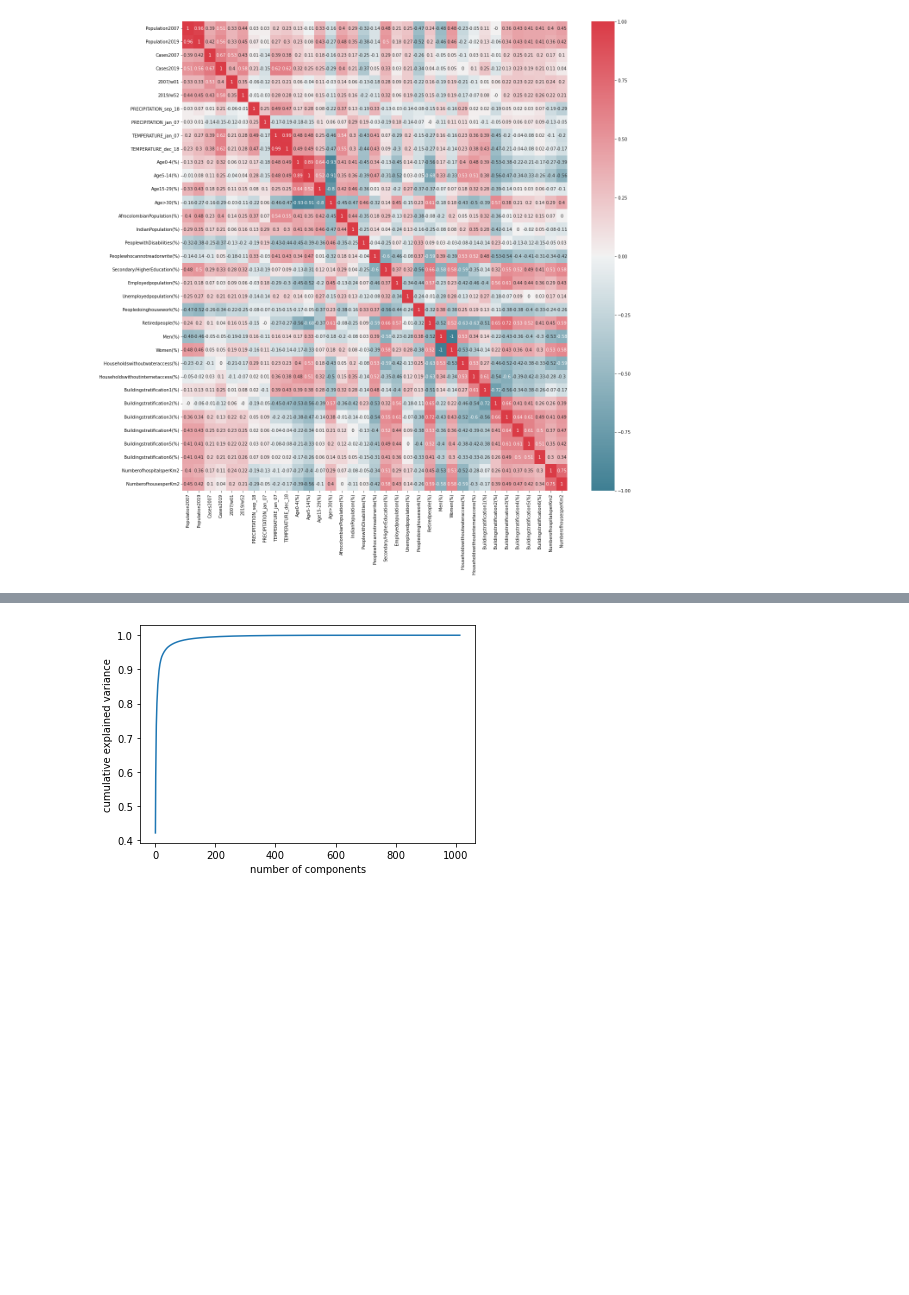
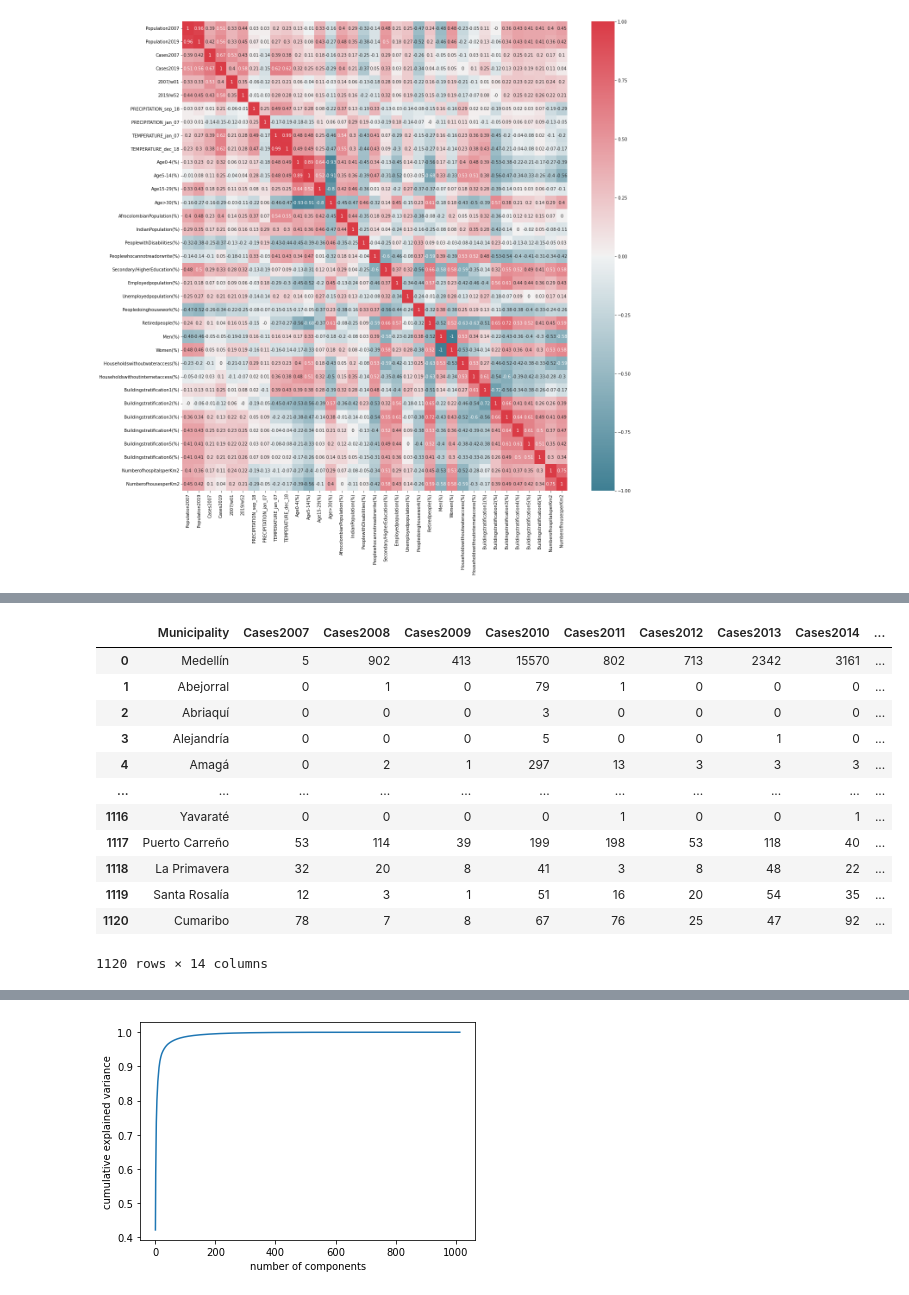
Before and after one commit to freddy120/MIAD_no_supervisado_project, a Jupyter notebook: notebook/Final_Project.ipynb, the cells around one changed output, grey strips where cells are left out. Drawn from its saved outputs; the diff is of its cells as text; code cells hidden in the pictures; blank space fills up the shorter version.

```diff
--- a/notebook/Final_Project.ipynb
+++ b/notebook/Final_Project.ipynb
@@ -704,0 +437,16 @@ result_df[result_df['cluster_dm'] == 0].sort_values(by=['indice_total'], ascendi
+# %%
+dengue_df.filter(regex="Cases\d+|Municipality$")
+# %% [output]
+|  | Municipality | Cases2007 | Cases2008 | Cases2009 | Cases2010 | Cases2011 | Cases2012 | Cases2013 | Cases2014 | ... |
+| 0 | Medellín | 5 | 902 | 413 | 15570 | 802 | 713 | 2342 | 3161 | ... |
+| 1 | Abejorral | 0 | 1 | 0 | 79 | 1 | 0 | 0 | 0 | ... |
+| 2 | Abriaquí | 0 | 0 | 0 | 3 | 0 | 0 | 0 | 0 | ... |
+| 3 | Alejandría | 0 | 0 | 0 | 5 | 0 | 0 | 1 | 0 | ... |
+| 4 | Amagá | 0 | 2 | 1 | 297 | 13 | 3 | 3 | 3 | ... |
+| ... | ... | ... | ... | ... | ... | ... | ... | ... | ... | ... |
+| 1116 | Yavaraté | 0 | 0 | 0 | 0 | 1 | 0 | 0 | 1 | ... |
+| 1117 | Puerto Carreño | 53 | 114 | 39 | 199 | 198 | 53 | 118 | 40 | ... |
+| 1118 | La Primavera | 32 | 20 | 8 | 41 | 3 | 8 | 48 | 22 | ... |
+| 1119 | Santa Rosalía | 12 | 3 | 1 | 51 | 16 | 20 | 54 | 35 | ... |
+| 1120 | Cumaribo | 78 | 7 | 8 | 67 | 76 | 25 | 47 | 92 | ... |
+1120 rows × 14 columns
```
Also changed, not shown: parts of 56 cells of this notebook.
